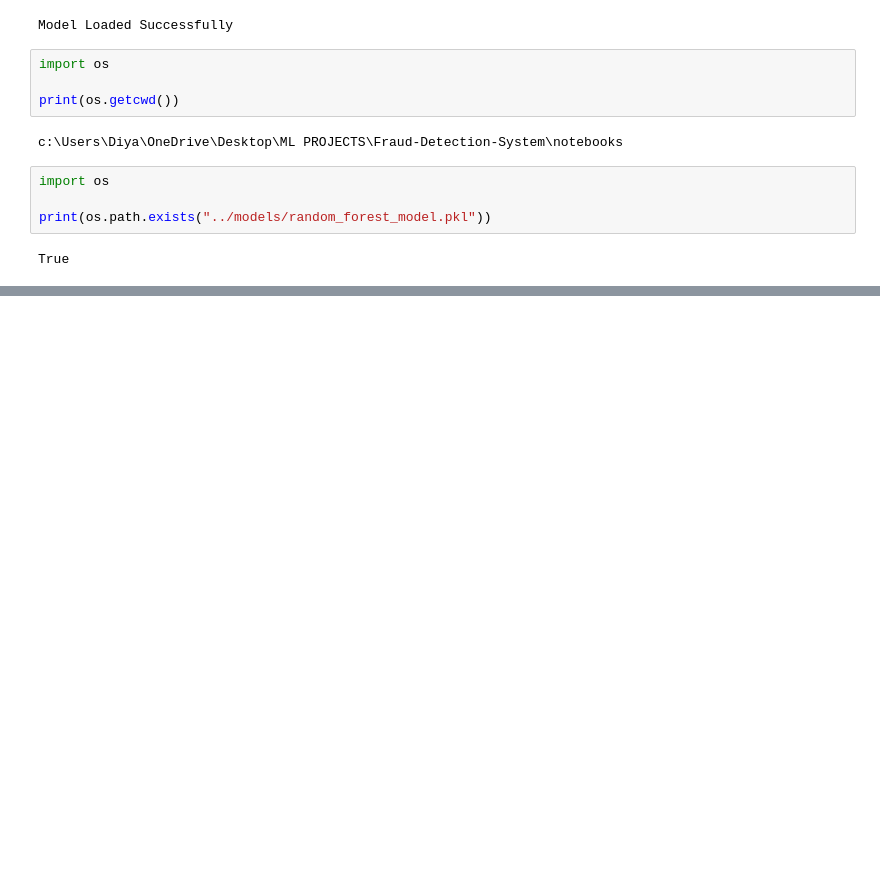
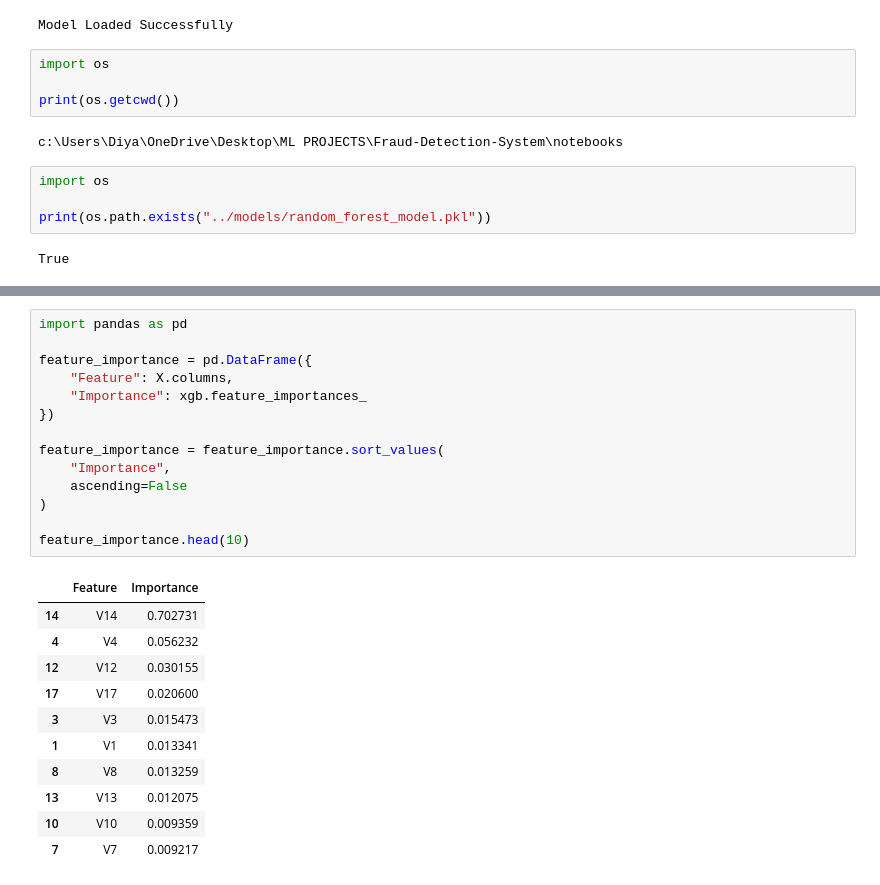
Before and after one commit to dironix/Fraud-Detection-System, a Jupyter notebook: notebooks/fraud_detection.ipynb, the cells around one changed output, grey strips where cells are left out. Cells and saved outputs as stored; diff of their text form; blank space fills up the shorter version.

```diff
--- a/notebooks/fraud_detection.ipynb
+++ b/notebooks/fraud_detection.ipynb
@@ -357,0 +563,26 @@ True
+# %%
+import pandas as pd
+
+feature_importance = pd.DataFrame({
+    "Feature": X.columns,
+    "Importance": xgb.feature_importances_
+})
+
+feature_importance = feature_importance.sort_values(
+    "Importance",
+    ascending=False
+)
+
+feature_importance.head(10)
+# %% [output]
+|  | Feature | Importance |
+| 14 | V14 | 0.702731 |
+| 4 | V4 | 0.056232 |
+| 12 | V12 | 0.030155 |
+| 17 | V17 | 0.020600 |
+| 3 | V3 | 0.015473 |
+| 1 | V1 | 0.013341 |
+| 8 | V8 | 0.013259 |
+| 13 | V13 | 0.012075 |
+| 10 | V10 | 0.009359 |
+| 7 | V7 | 0.009217 |
```
Also changed, not shown: parts of 17 cells of this notebook, 10 other files.
